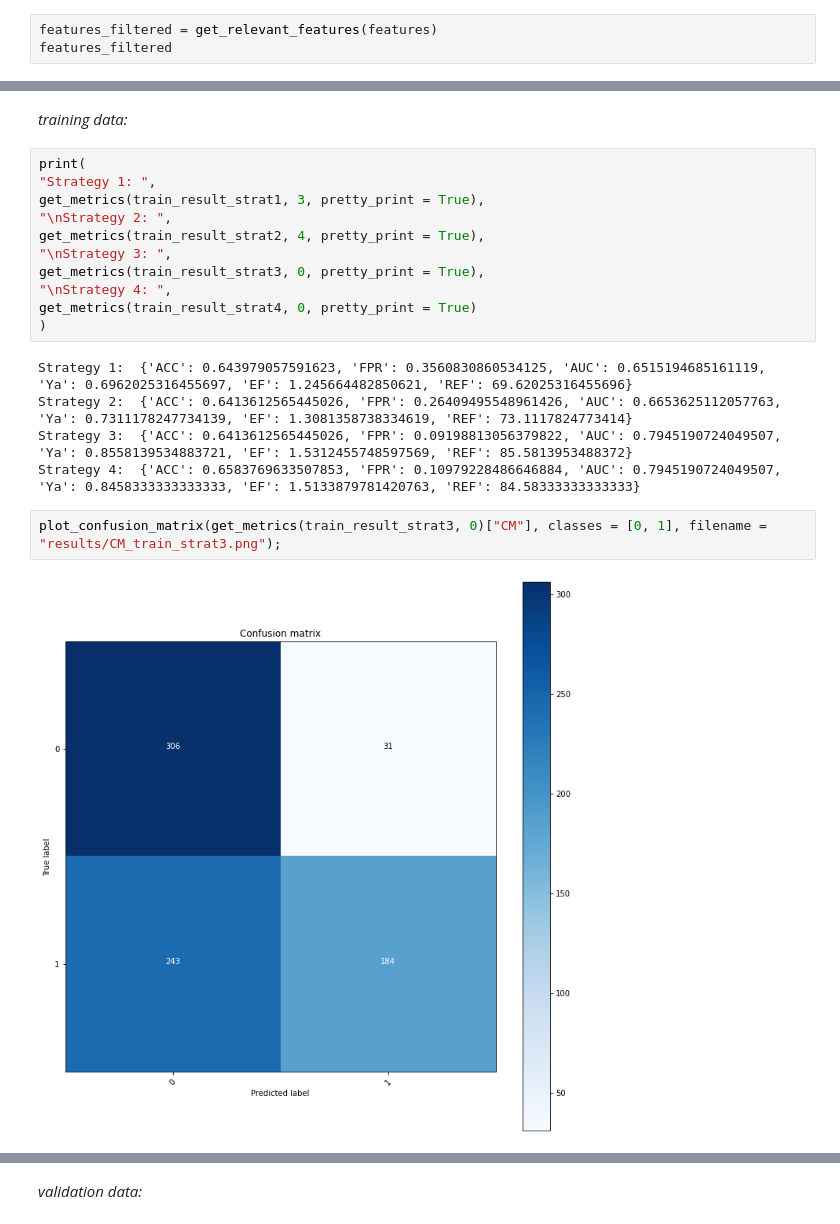
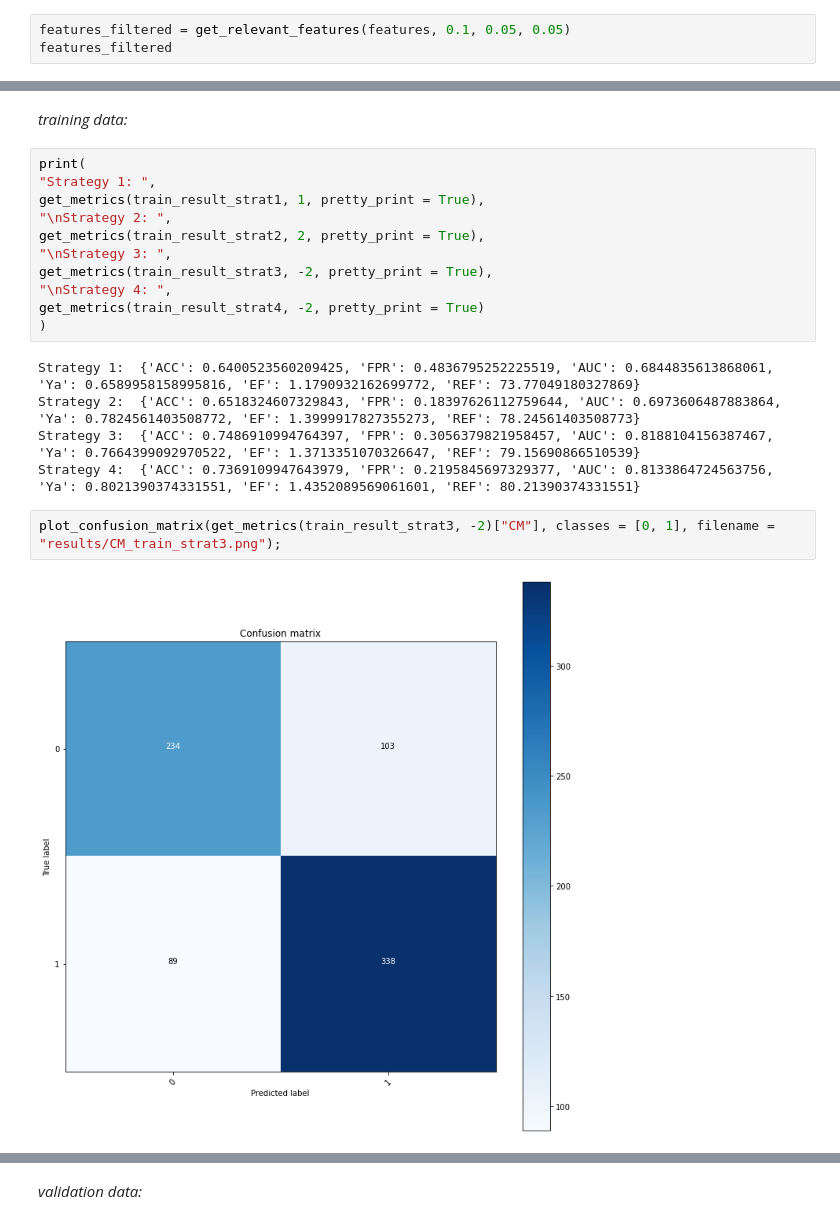
Before and after one commit to michabirklbauer/protein_docking, a Jupyter notebook: data/acetylcholinesterase/scoring/scoring.ipynb, the cells around one changed output, grey strips where cells are left out. Cells and saved outputs as stored; diff of their text form.

```diff
--- a/data/acetylcholinesterase/scoring/scoring.ipynb
+++ b/data/acetylcholinesterase/scoring/scoring.ipynb
@@ -74,5 +115,5 @@ features
 # %%
-features_filtered = get_relevant_features(features)
+features_filtered = get_relevant_features(features, 0.1, 0.05, 0.05)
 features_filtered
 # %% [output]
 |  | INDEX | INTERACTION | DIFFERENCE | ACTIVE_FREQUENCY | INACTIVE_FREQUENCY |
@@ -247,21 +285,21 @@ test_result_strat4_sorted = test_result_strat4.sort_values(by = "SCORE", ascendi
 # %%
 print(
 "Strategy 1: ",
-get_metrics(train_result_strat1, 3, pretty_print = True),
+get_metrics(train_result_strat1, 1, pretty_print = True),
 "\nStrategy 2: ",
-get_metrics(train_result_strat2, 4, pretty_print = True),
+get_metrics(train_result_strat2, 2, pretty_print = True),
 "\nStrategy 3: ",
-get_metrics(train_result_strat3, 0, pretty_print = True),
+get_metrics(train_result_strat3, -2, pretty_print = True),
 "\nStrategy 4: ",
-get_metrics(train_result_strat4, 0, pretty_print = True)
+get_metrics(train_result_strat4, -2, pretty_print = True)
 )
 # %% [output]
-Strategy 1:  {'ACC': 0.643979057591623, 'FPR': 0.3560830860534125, 'AUC': 0.6515194685161119, 'Ya': 0.6962025316455697, 'EF': 1.245664482850621, 'REF': 69.62025316455696}
-Strategy 2:  {'ACC': 0.6413612565445026, 'FPR': 0.26409495548961426, 'AUC': 0.6653625112057763, 'Ya': 0.7311178247734139, 'EF': 1.3081358738334619, 'REF': 73.1117824773414}
-Strategy 3:  {'ACC': 0.6413612565445026, 'FPR': 0.09198813056379822, 'AUC': 0.7945190724049507, 'Ya': 0.8558139534883721, 'EF': 1.5312455748597569, 'REF': 85.5813953488372}
-Strategy 4:  {'ACC': 0.6583769633507853, 'FPR': 0.10979228486646884, 'AUC': 0.7945190724049507, 'Ya': 0.8458333333333333, 'EF': 1.5133879781420763, 'REF': 84.58333333333333}
+Strategy 1:  {'ACC': 0.6400523560209425, 'FPR': 0.4836795252225519, 'AUC': 0.6844835613868061, 'Ya': 0.6589958158995816, 'EF': 1.1790932162699772, 'REF': 73.77049180327869}
+Strategy 2:  {'ACC': 0.6518324607329843, 'FPR': 0.18397626112759644, 'AUC': 0.6973606487883864, 'Ya': 0.7824561403508772, 'EF': 1.3999917827355273, 'REF': 78.24561403508773}
+Strategy 3:  {'ACC': 0.7486910994764397, 'FPR': 0.3056379821958457, 'AUC': 0.8188104156387467, 'Ya': 0.7664399092970522, 'EF': 1.3713351070326647, 'REF': 79.15690866510539}
+Strategy 4:  {'ACC': 0.7369109947643979, 'FPR': 0.2195845697329377, 'AUC': 0.8133864724563756, 'Ya': 0.8021390374331551, 'EF': 1.4352089569061601, 'REF': 80.21390374331551}
 # %%
-plot_confusion_matrix(get_metrics(train_result_strat3, 0)["CM"], classes = [0, 1], filename = "results/CM_train_strat3.png");
+plot_confusion_matrix(get_metrics(train_result_strat3, -2)["CM"], classes = [0, 1], filename = "results/CM_train_strat3.png");
 # %% [output]
-[figure, old version]
+[figure, new version]
 # %%
```
Also changed, not shown: parts of 22 cells of this notebook, 10 other files.
